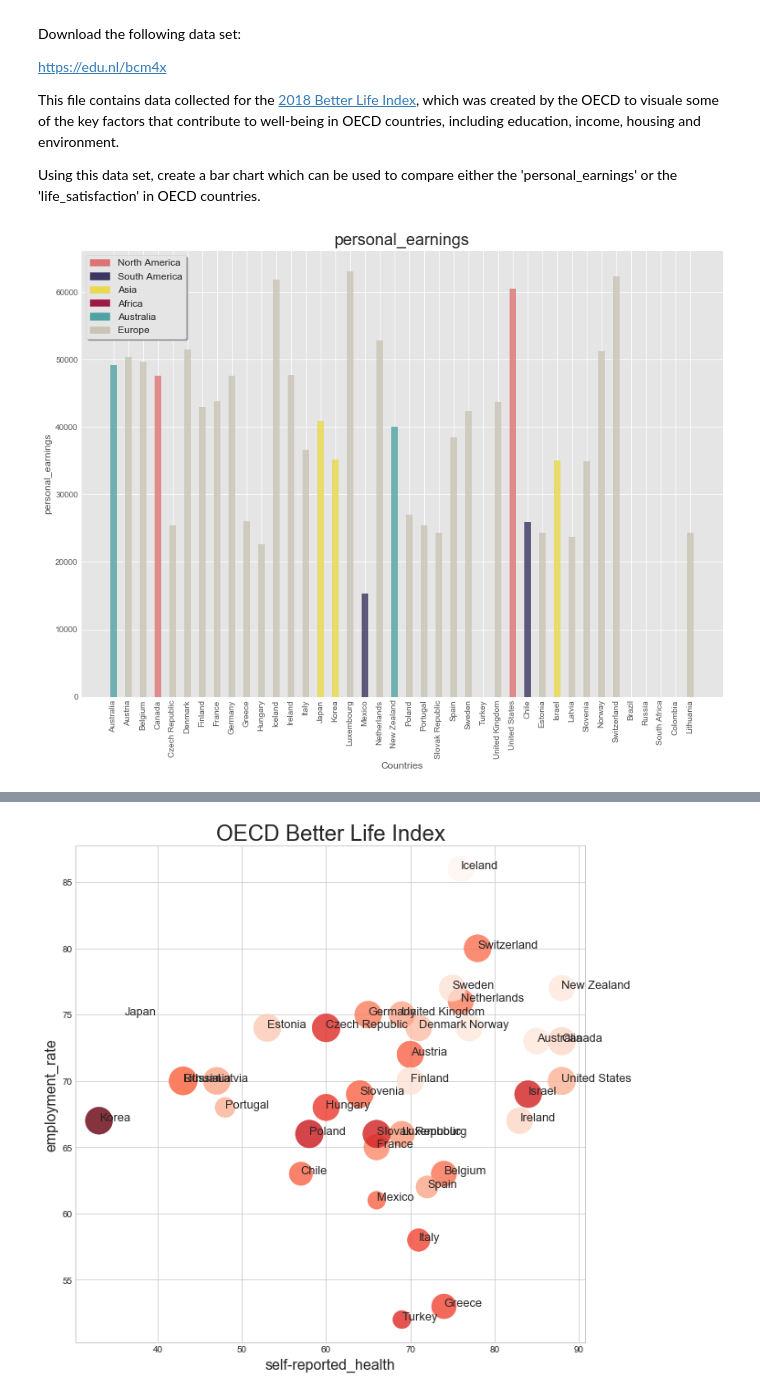
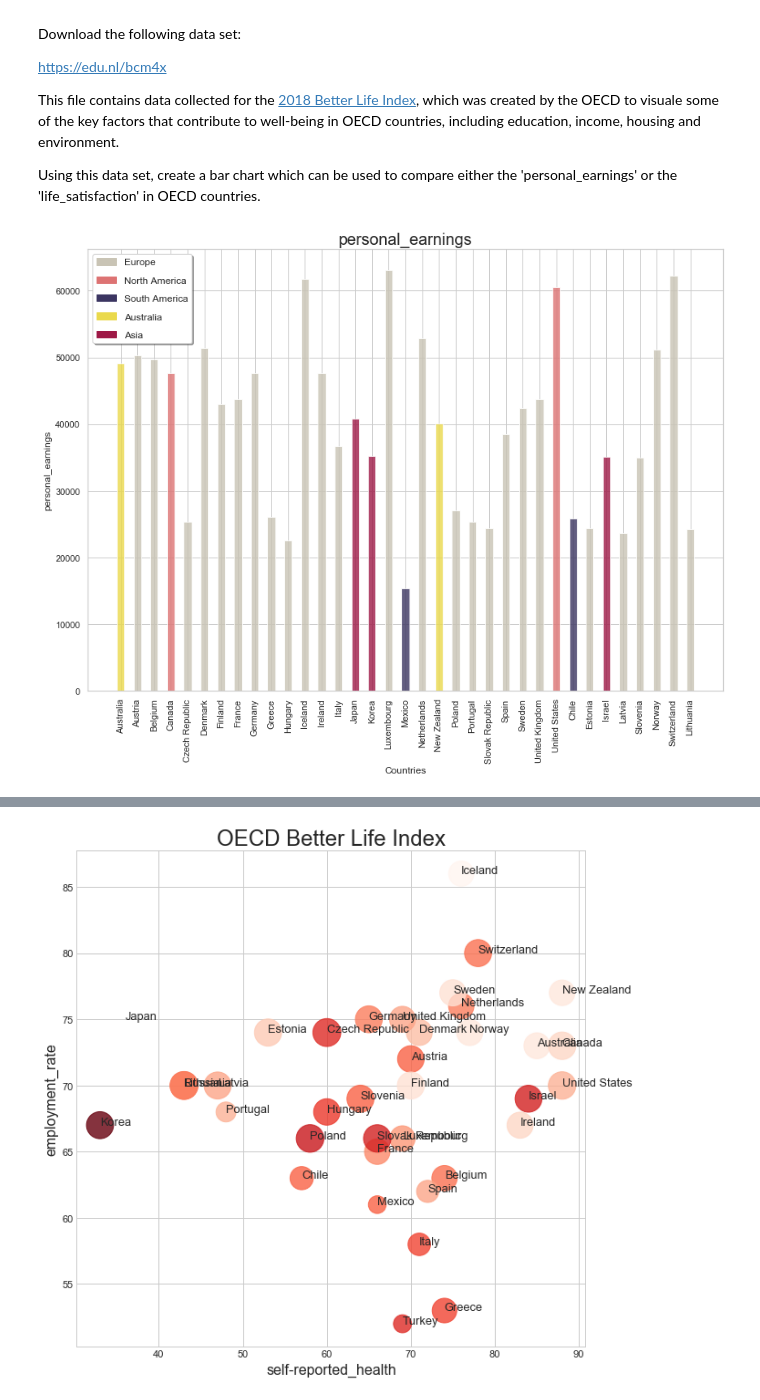
Before and after one commit to peterverhaar/PythonCourse, a Jupyter notebook: Solutions/Visualisation.ipynb, the cells around one changed output, grey strips where cells are left out. Cells and saved outputs as stored; diff of their text form; code cells hidden in the pictures.

```diff
--- a/Solutions/Visualisation.ipynb
+++ b/Solutions/Visualisation.ipynb
@@ -42,9 +42,10 @@ Using this data set, create a bar chart which can be used to compare either the
 import pandas as pd
 
 df = pd.read_csv('bli.csv')
+df = df.dropna(subset = [ 'personal_earnings' ])
 
 
-colours = [ '#DD7373' , '#3B3561' , '#EAD94C' , '#9E1946' , '#51A3A3' , '#c9c4b5' ]
+colours = [ '#c9c4b5' , '#DD7373' ,   '#3B3561' , '#EAD94C' , '#9E1946' , '#51A3A3']
 classColours = dict()
 
 unique_categories = list( set( df['continent'] ) )
@@ -68,31 +69,31 @@ import pandas as pd
 y_axis = 'personal_earnings'
 
 
 fig = plt.figure( figsize=( 14 , 10 ) )
 ax = plt.axes()
 
 
 bar_width = 0.45
 opacity = 0.8
 
 ax.bar( df['country'] , df[y_axis] , width = bar_width, alpha = opacity , color = colours)
 
 plt.xticks(rotation= 90)
 
 
 patchList = []
 for key in classColours:
     data_key = mpatches.Patch(color=classColours[key], label=key)
     patchList.append(data_key)
 
 plt.legend(handles=patchList , shadow=True, fontsize='large' , frameon = True )
 #plt.ylim(0, 10)
 
 ax.set_xlabel('Countries' , fontsize= 12)
 ax.set_ylabel( y_axis , fontsize = 12 )
 ax.set_title( y_axis , fontsize=20 )
 
 
 plt.show()
 # %% [output]
-[figure, old version]
+[figure, new version]
```
Also changed, not shown: parts of 6 cells of this notebook.
